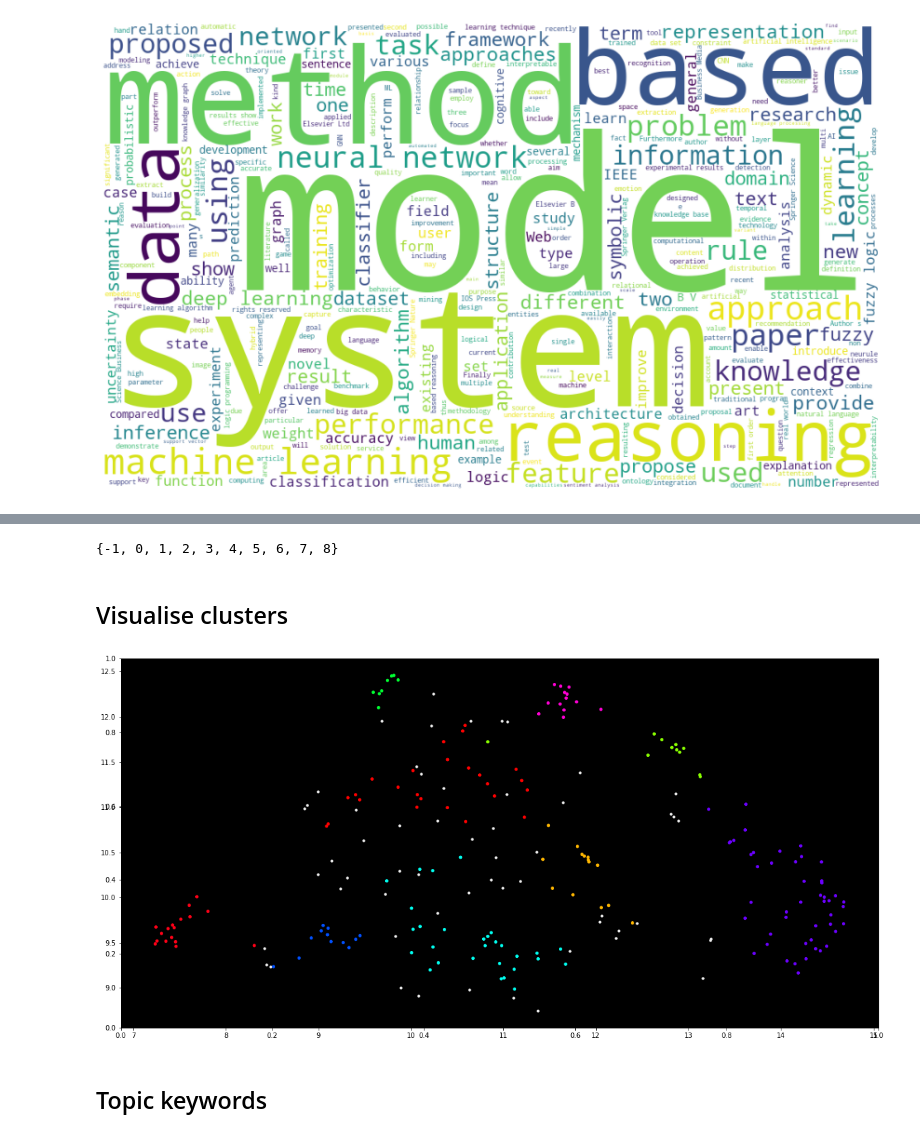
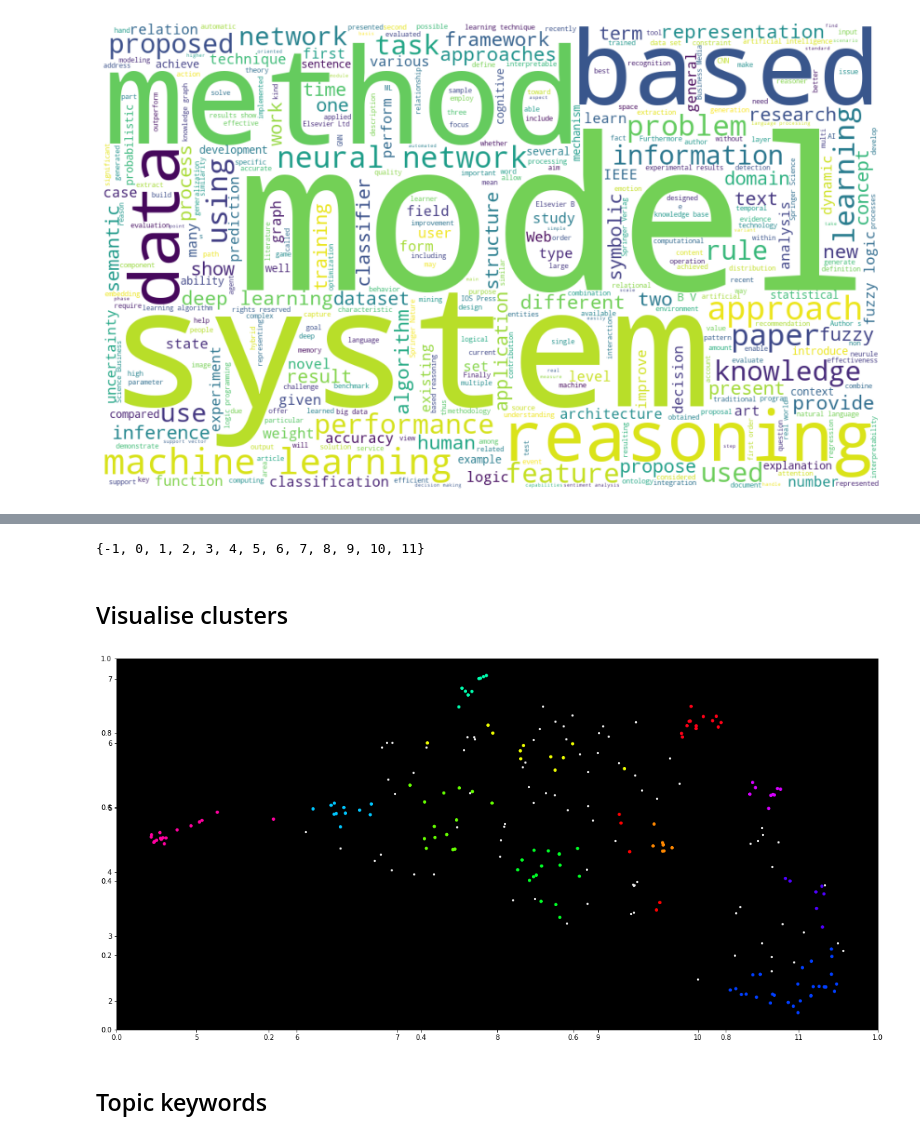
Before and after one commit to kyleiwaniec/neuro-symbolic-ai-systematic-review, a Jupyter notebook: scopus/EDA-233.ipynb, the cells around one changed output, grey strips where cells are left out. Saved outputs shown, nothing was run; the diff lists cells and outputs as text; code cells hidden in the pictures.

Commit message:
move functions to utils file

```diff
--- a/scopus/EDA-233.ipynb
+++ b/scopus/EDA-233.ipynb
@@ -56,3 +52,3 @@ np.savetxt(fileName, embeddings, delimiter=',')
 # %%
+fileName=''
 embeddings = np.loadtxt(fileName, delimiter=',')
-embeddings
@@ -81,7 +55,11 @@ cluster = hdbscan.HDBSCAN(min_cluster_size=5,
+# %%
+importlib.reload(utils)
+# defaults: make_clusters(data, neighbors=15, components=5, cluster_size=5, save_embeddings=False)
+cluster = utils.make_clusters(abstracts,save_embeddings=True)
 # %%
 set(cluster.labels_)
 # %% [output]
-{-1, 0, 1, 2, 3, 4, 5, 6, 7, 8}
+{-1, 0, 1, 2, 3, 4, 5, 6, 7, 8, 9, 10, 11}
 # %% [markdown]
 ## Visualise clusters
 # %%
@@ -92,13 +70,13 @@ result['labels'] = cluster.labels_
 # %%
 # Visualize clusters
 fig, ax = plt.subplots(figsize=(20, 10))
 ax = fig.add_subplot(facecolor='#000000')
 outliers = result.loc[result.labels == -1, :]
 clustered = result.loc[result.labels != -1, :]
-plt.scatter(outliers.x, outliers.y, color='#eeeeee', s=10)
+plt.scatter(outliers.x, outliers.y, color='#eeeeee', s=5)
 plt.scatter(clustered.x, clustered.y, c=clustered.labels, s=15, cmap='hsv_r')
 plt.show()
 # %% [output]
-[figure, old version]
+[figure, new version]
 # %% [markdown]
 ## Topic keywords
```
Also changed, not shown: parts of 20 cells of this notebook, 2 other files.
